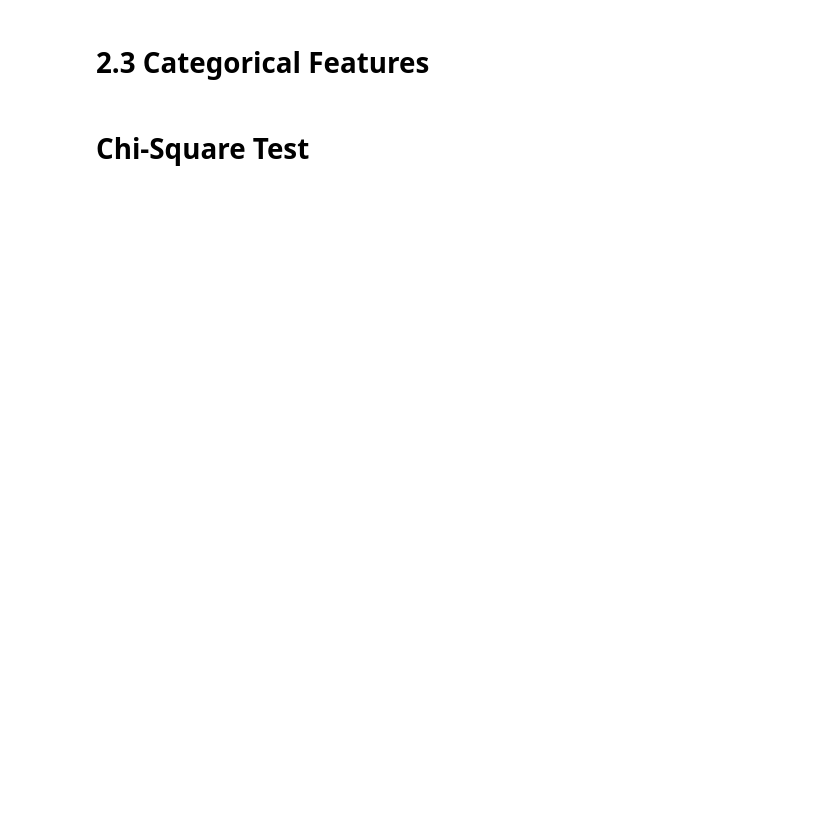
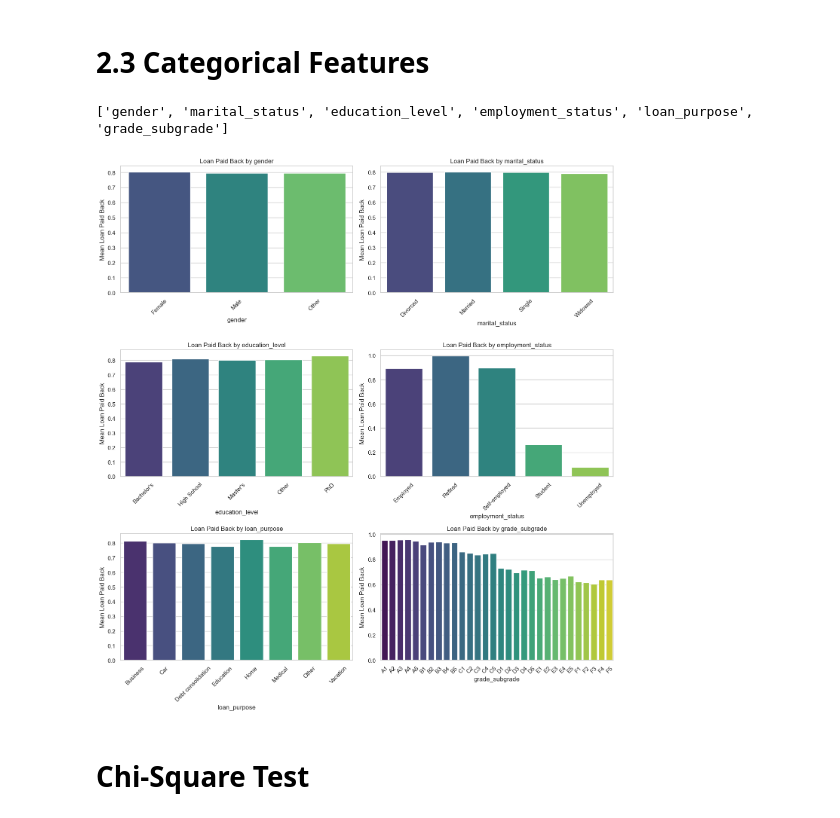
Before and after one commit to victorhrls/Kaggle, a Jupyter notebook: Loan Payback/loan-payback-eda.ipynb, the cells around one changed output. Saved outputs shown, nothing was run; the diff lists cells and outputs as text; code cells hidden in the pictures; blank space fills up the shorter version.

```diff
--- a/Loan Payback/loan-payback-eda.ipynb
+++ b/Loan Payback/loan-payback-eda.ipynb
@@ -304,3 +350,37 @@ for cat in categories:
+# %%
+print(cat_features)
+# %% [output]
+['gender', 'marital_status', 'education_level', 'employment_status', 'loan_purpose', 'grade_subgrade']
+# %%
+# Relations of categories with LOAN PAID BACK
+
+
+n_cols = 2
+n_rows = (len(cat_features) + n_cols -1) // n_cols
+
+
+fig,axes = plt.subplots(n_rows,n_cols,figsize = (n_cols*7, n_rows*5))
+axes = axes.flatten()
+
+for i,col in enumerate(cat_features):
+    # Group for every category and calculate the mean of loan_paid_back
+    data_plot = df_train.groupby(col)['loan_paid_back'].mean().reset_index()
+
+    sns.barplot(data = data_plot, x = col, y = 'loan_paid_back', palette = 'viridis',ax = axes[i])
+    axes[i].set_title(f"Loan Paid Back by {col}")
+    axes[i].set_ylabel('Mean Loan Paid Back')
+    axes[i].set_xlabel(col)
+    axes[i].set_xticklabels(axes[i].get_xticklabels(), rotation=45)
+
+
+# Delete the remaining axes
+for j in range (i+1,len(axes)):
+    fig.delaxes(axes[j])
+
+plt.tight_layout()
+plt.show()
+# %% [output]
+[figure, added]
 # %% [markdown]
 # Chi-Square Test
 # %%
```
Also changed, not shown: parts of 8 cells of this notebook.
